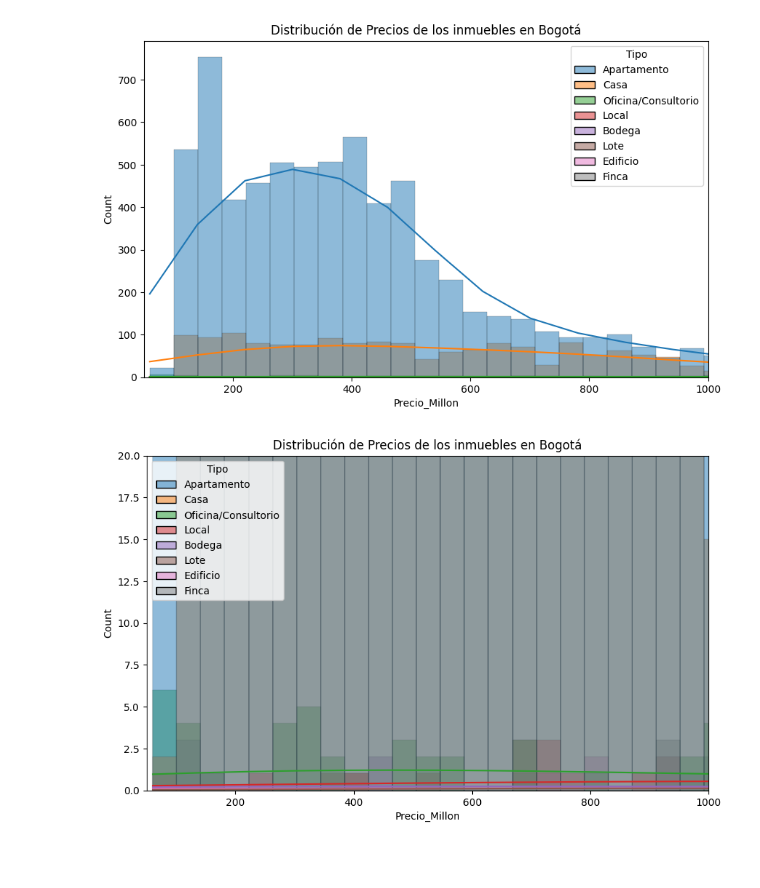
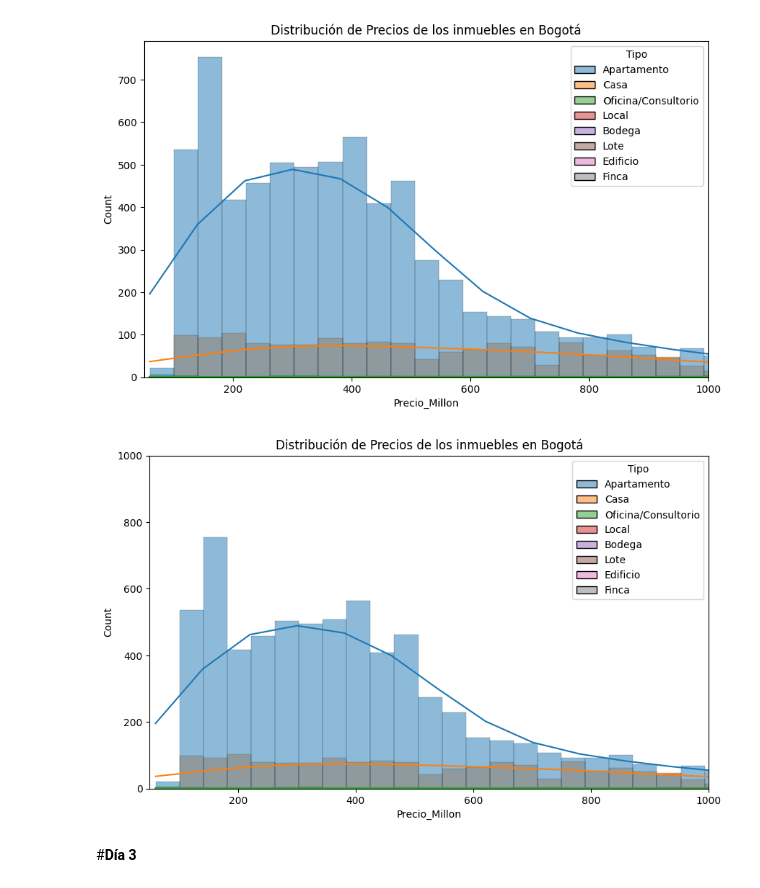
Before and after one commit to Cesarpipe31/Alura_Inmersion_Datos_Code, a Jupyter notebook: Alura_Cdelgado_Inmersion_Datos.ipynb, the cells around one changed output. Drawn from its saved outputs; the diff is of its cells as text; code cells hidden in the pictures; blank space fills up the shorter version.

```diff
--- a/Alura_Cdelgado_Inmersion_Datos.ipynb
+++ b/Alura_Cdelgado_Inmersion_Datos.ipynb
@@ -471,10 +471,12 @@ plt.show()
 # %%
 plt.figure(figsize=(10,6))
 grafica = sns.histplot(data=inmuebles, x="Precio_Millon",kde=True, hue="Tipo")
 grafica.set_title("Distribución de Precios de los inmuebles en Bogotá")
 plt.xlim(50,1000)
-plt.ylim(0,20)
-plt.savefig("/content/drive/MyDrive/inmersion_datos/Grafico.png",format="png")
+plt.ylim(0,1000)
+plt.savefig("/content/drive/MyDrive/inmersion_datos/Grafico2.png",format="png")
 plt.show()
 # %% [output]
-[figure, old version]
+[figure, new version]
+# %% [markdown]
+#**Día 3**
```
Also changed, not shown: parts of 83 cells of this notebook, 9 other files.
